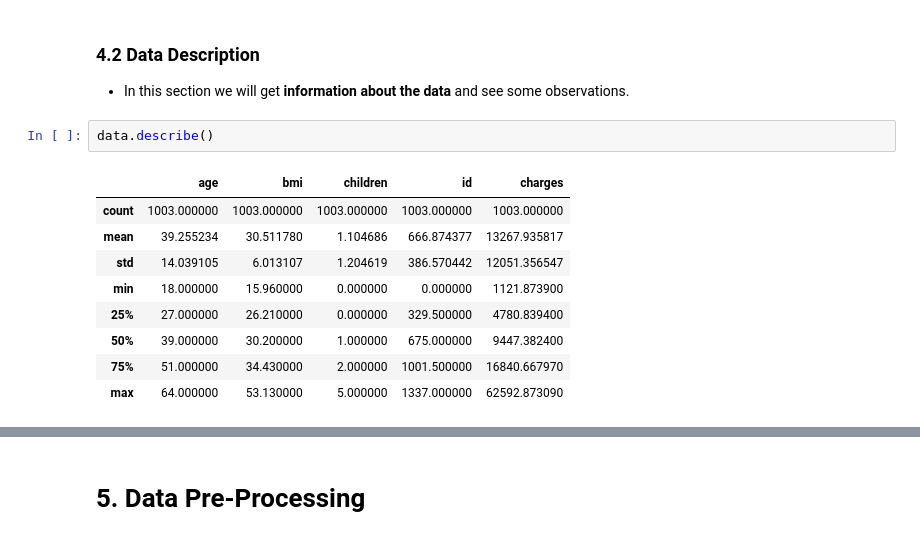
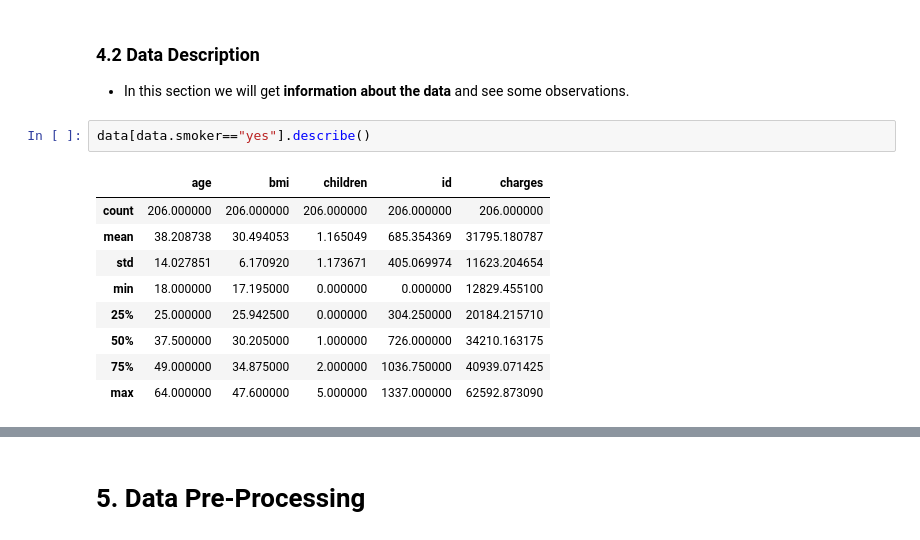
Before and after one commit to anujapande2001/PracticeProjects, a Jupyter notebook: MedicalCostPrediction.ipynb, the cells around one changed output, grey strips where cells are left out. Cells and saved outputs as stored; diff of their text form.

```diff
--- a/MedicalCostPrediction.ipynb
+++ b/MedicalCostPrediction.ipynb
@@ -99,14 +99,14 @@ memory usage: 62.8+ KB
 
 - In this section we will get **information about the data** and see some observations.
 # %%
-data.describe()
+data[data.smoker=="yes"].describe()
 # %% [output]
 |  | age | bmi | children | id | charges |
-| count | 1003.000000 | 1003.000000 | 1003.000000 | 1003.000000 | 1003.000000 |
-| mean | 39.255234 | 30.511780 | 1.104686 | 666.874377 | 13267.935817 |
-| std | 14.039105 | 6.013107 | 1.204619 | 386.570442 | 12051.356547 |
-| min | 18.000000 | 15.960000 | 0.000000 | 0.000000 | 1121.873900 |
-| 25% | 27.000000 | 26.210000 | 0.000000 | 329.500000 | 4780.839400 |
-| 50% | 39.000000 | 30.200000 | 1.000000 | 675.000000 | 9447.382400 |
-| 75% | 51.000000 | 34.430000 | 2.000000 | 1001.500000 | 16840.667970 |
-| max | 64.000000 | 53.130000 | 5.000000 | 1337.000000 | 62592.873090 |
+| count | 206.000000 | 206.000000 | 206.000000 | 206.000000 | 206.000000 |
+| mean | 38.208738 | 30.494053 | 1.165049 | 685.354369 | 31795.180787 |
+| std | 14.027851 | 6.170920 | 1.173671 | 405.069974 | 11623.204654 |
+| min | 18.000000 | 17.195000 | 0.000000 | 0.000000 | 12829.455100 |
+| 25% | 25.000000 | 25.942500 | 0.000000 | 304.250000 | 20184.215710 |
+| 50% | 37.500000 | 30.205000 | 1.000000 | 726.000000 | 34210.163175 |
+| 75% | 49.000000 | 34.875000 | 2.000000 | 1036.750000 | 40939.071425 |
+| max | 64.000000 | 47.600000 | 5.000000 | 1337.000000 | 62592.873090 |
```
Also changed, not shown: parts of 3 cells of this notebook.
